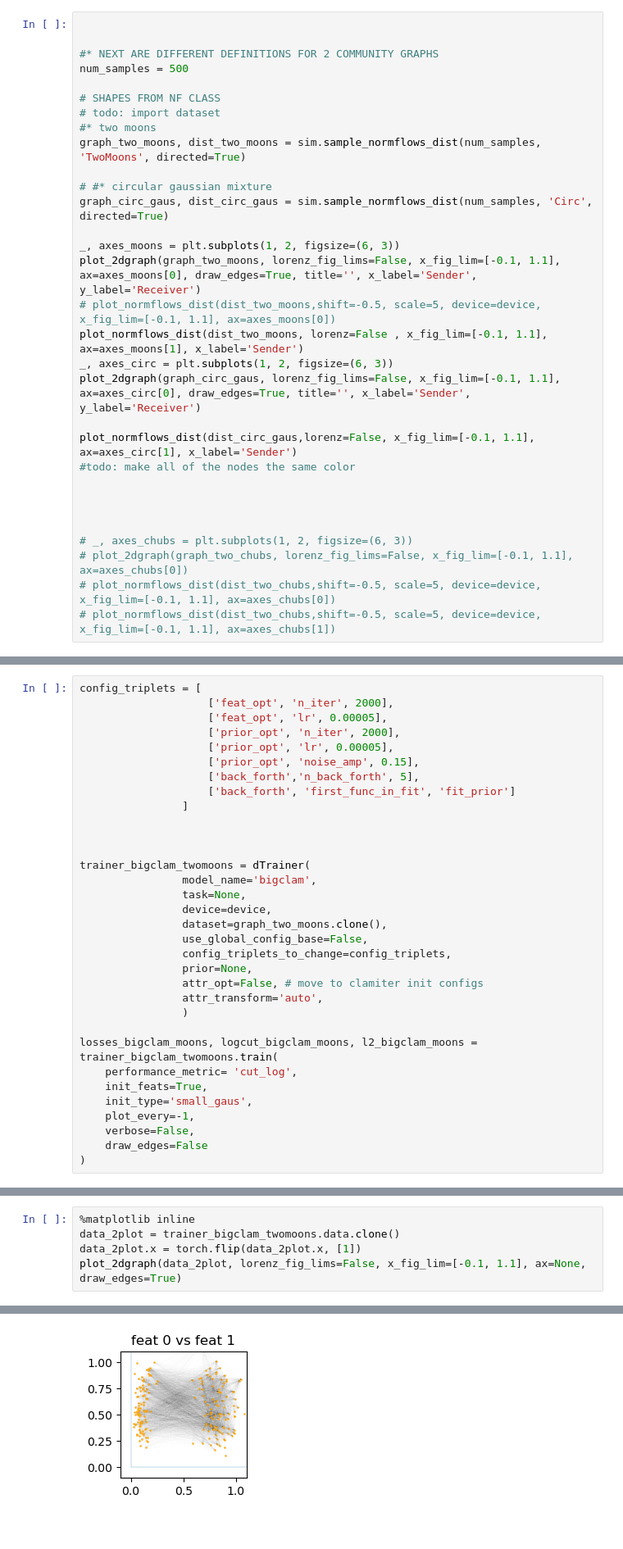
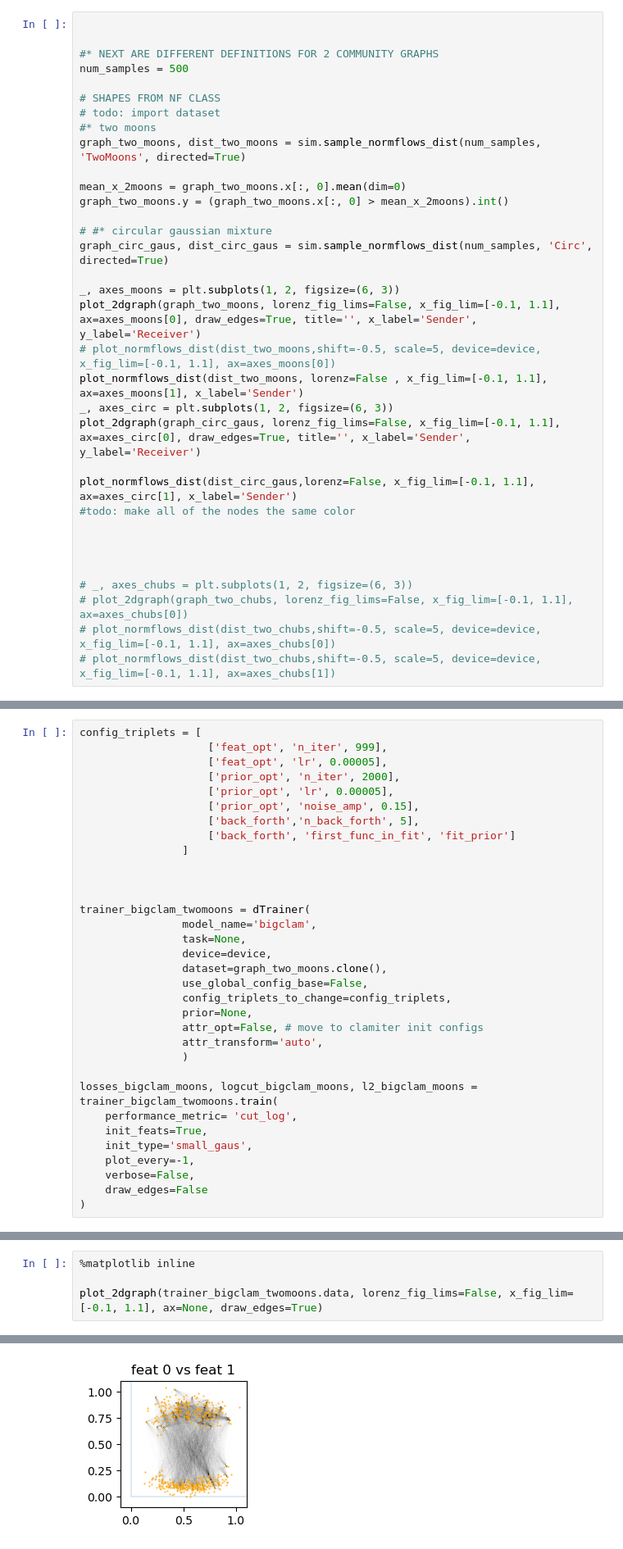
Before and after one commit to danizil/PieClam, a Jupyter notebook: experiments/shapes_clamdip.ipynb, the cells around one changed output, grey strips where cells are left out. Shown at 82% size. Saved outputs shown, nothing was run; the diff lists cells and outputs as text.

```diff
--- a/experiments/shapes_clamdip.ipynb
+++ b/experiments/shapes_clamdip.ipynb
@@ -34,6 +37,9 @@ num_samples = 500
 # todo: import dataset
 #* two moons
 graph_two_moons, dist_two_moons = sim.sample_normflows_dist(num_samples, 'TwoMoons', directed=True)
+
+mean_x_2moons = graph_two_moons.x[:, 0].mean(dim=0)
+graph_two_moons.y = (graph_two_moons.x[:, 0] > mean_x_2moons).int()
 
 # #* circular gaussian mixture
 graph_circ_gaus, dist_circ_gaus = sim.sample_normflows_dist(num_samples, 'Circ', directed=True)
@@ -90,6 +68,6 @@ tensor([[0.2160, 0.7563],
 # %%
 config_triplets = [
-                    ['feat_opt', 'n_iter', 2000],
+                    ['feat_opt', 'n_iter', 999],
                     ['feat_opt', 'lr', 0.00005],
                     ['prior_opt', 'n_iter', 2000],
                     ['prior_opt', 'lr', 0.00005],
@@ -160,11 +122,10 @@ took 10.488991975784302 seconds
 # %%
 %matplotlib inline
-data_2plot = trainer_bigclam_twomoons.data.clone()
-data_2plot.x = torch.flip(data_2plot.x, [1])
-plot_2dgraph(data_2plot, lorenz_fig_lims=False, x_fig_lim=[-0.1, 1.1], ax=None, draw_edges=True)
+
+plot_2dgraph(trainer_bigclam_twomoons.data, lorenz_fig_lims=False, x_fig_lim=[-0.1, 1.1], ax=None, draw_edges=True)
 # %% [output]
 <AxesSubplot: title={'center': 'feat 0 vs feat 1'}>
-[figure, old version]
+[figure, new version]
 # %%
 config_triplets = [
                     ['feat_opt', 'n_iter', 2000],
```
Also changed, not shown: parts of 6 cells of this notebook, 12 other files.
